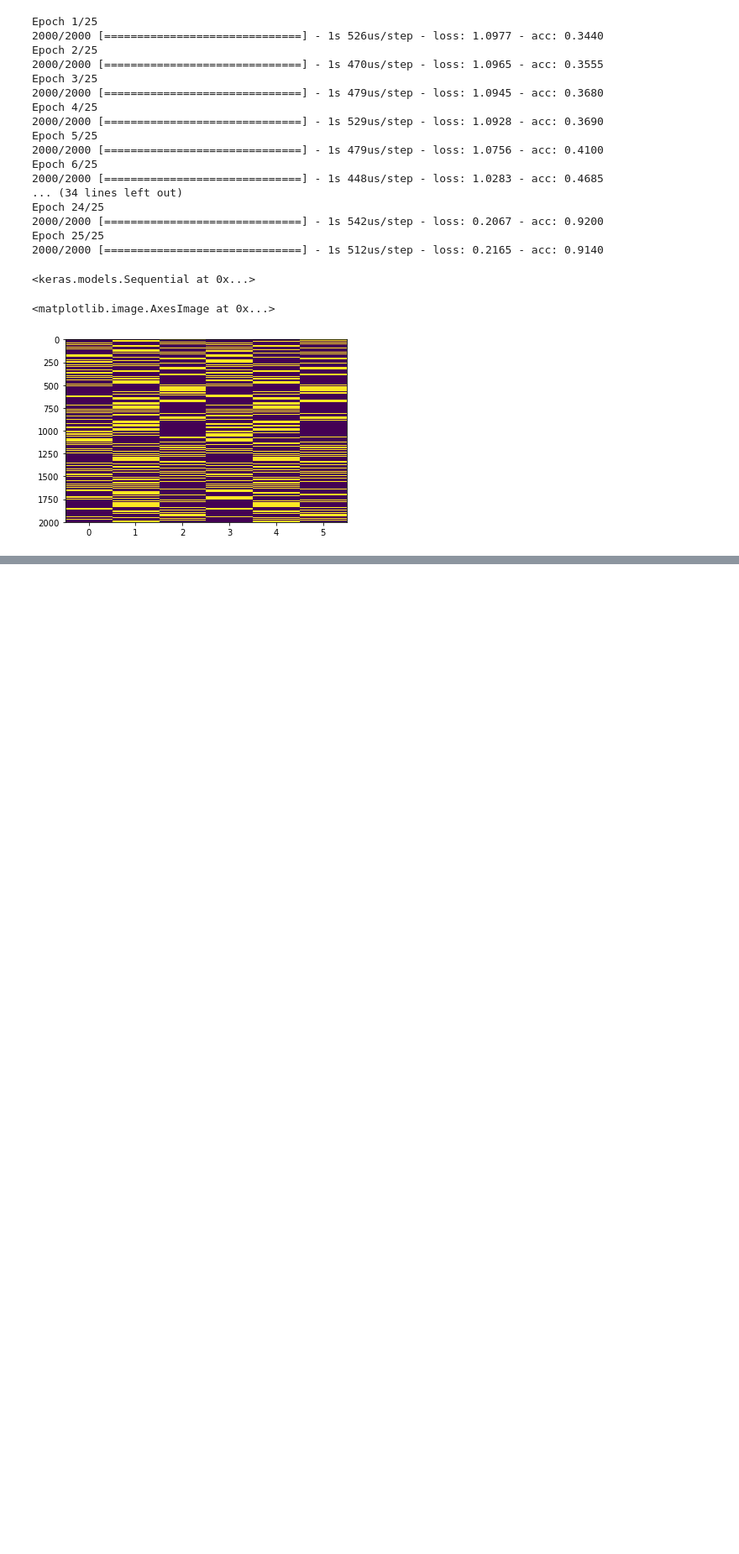
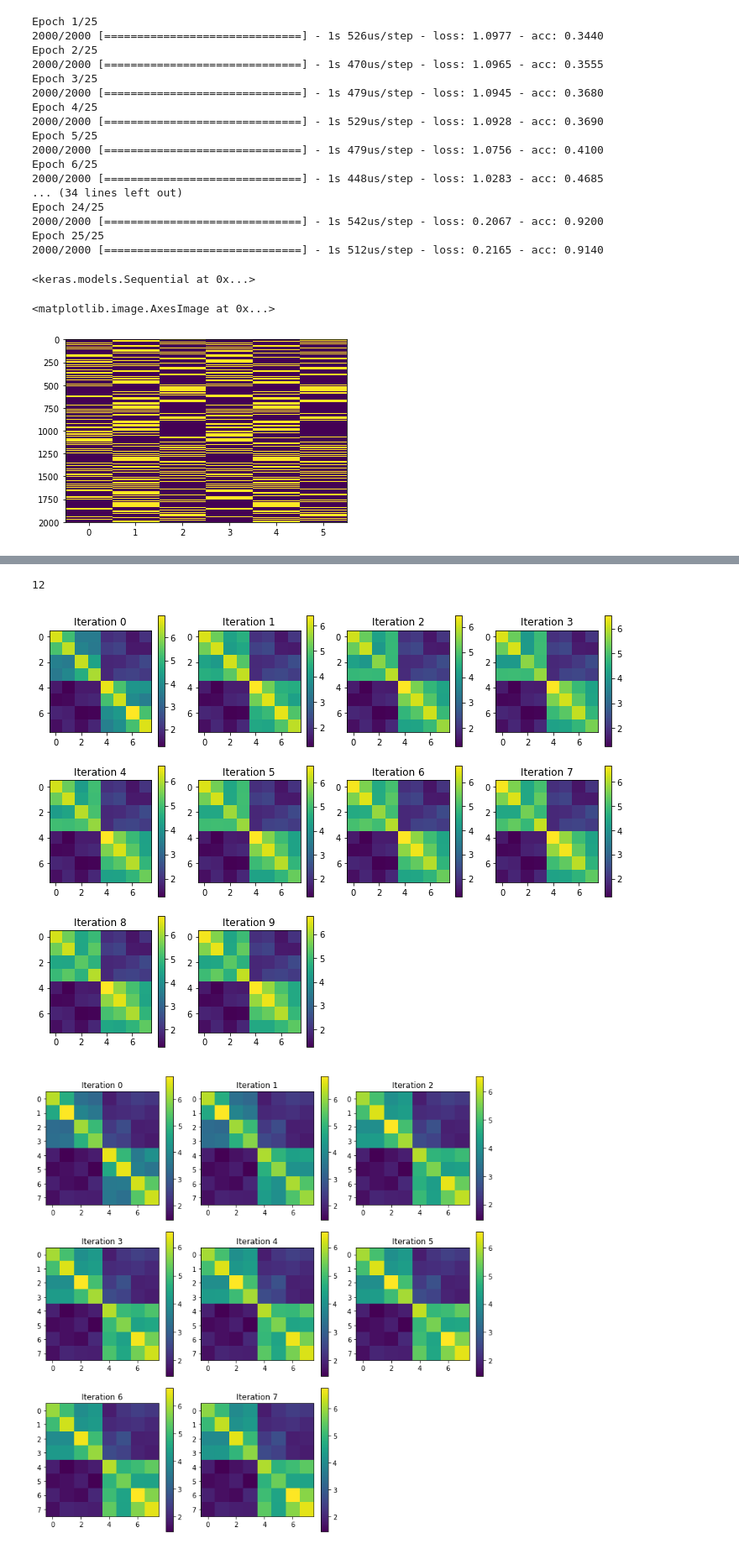
Before and after one commit to venkatesh-sivaraman/hicmotif, a Jupyter notebook: notebooks/test_rnn.ipynb, the cells around one changed output, grey strips where cells are left out. Shown at 84% size. Cells and saved outputs as stored; diff of their text form; code cells hidden in the pictures; blank space fills up the shorter version.

```diff
--- a/notebooks/test_rnn.ipynb
+++ b/notebooks/test_rnn.ipynb
@@ -96,0 +140,20 @@ plt.imshow(np.hstack([Y, Y_pred]), aspect='auto')
+# %%
+with open("../data/R_values.txt", "r") as file:
+    Rs = eval(file.read(), {"array": np.array})
+len(Rs)
+# %% [output]
+12
+# %%
+for j in range(len(Rs)):
+    plt.figure(figsize=(10, 10))
+    dim = np.ceil(np.sqrt(len(Rs[j])))
+    for i, R in enumerate(Rs[j]):
+        plt.subplot(dim, dim, i + 1)
+        plt.imshow(R)
+        plt.colorbar()
+        plt.title("Iteration " + str(i))
+    plt.tight_layout()
+    plt.show()
+# %% [output]
+[figure, added]
+[figure, added]
```
Also changed, not shown: parts of 9 cells of this notebook, 7 other files.
